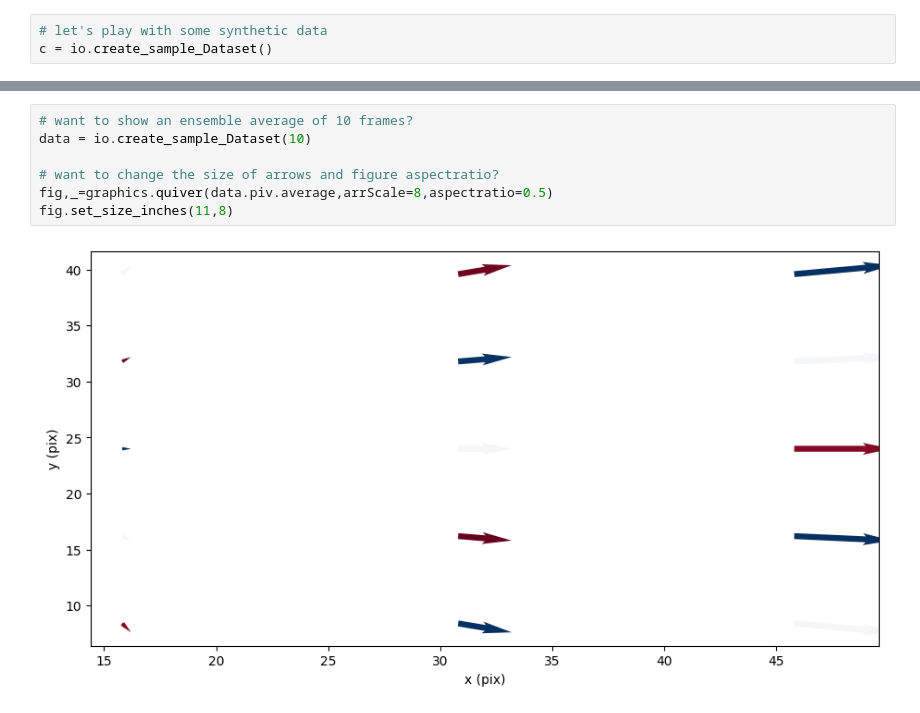
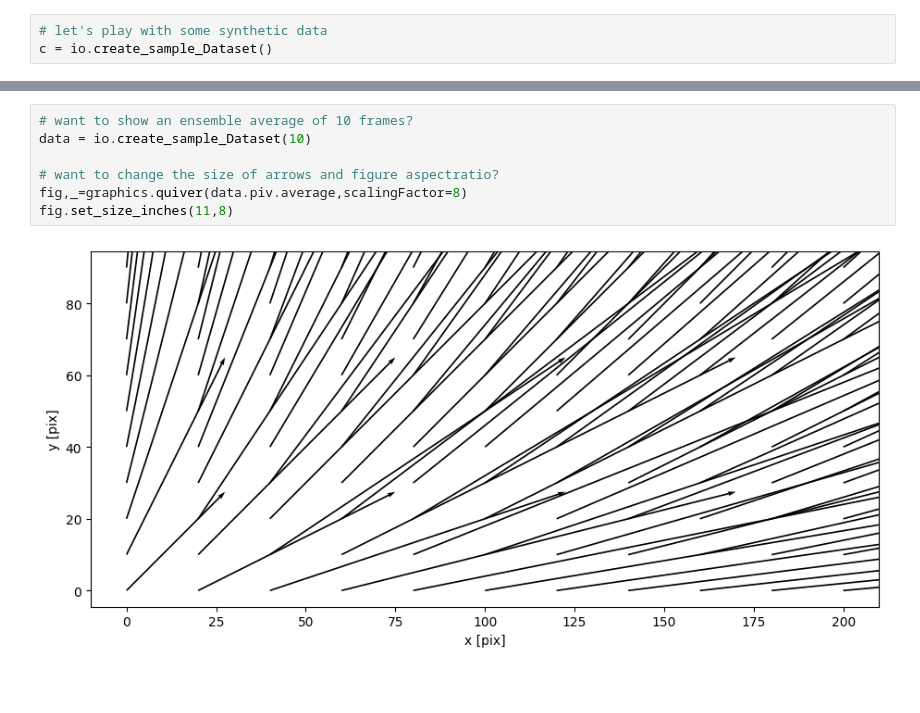
Before and after one commit to alexlib/pivpy, a Jupyter notebook: examples/notebooks/example_methods.ipynb, the cells around one changed output, grey strips where cells are left out. Saved outputs shown, nothing was run; the diff lists cells and outputs as text; blank space fills up the shorter version.

```diff
--- a/examples/notebooks/example_methods.ipynb
+++ b/examples/notebooks/example_methods.ipynb
@@ -86,12 +157,12 @@ Attributes: (2)
 # %%
 # want to show an ensemble average of 10 frames?
 data = io.create_sample_Dataset(10)
 
 # want to change the size of arrows and figure aspectratio?
-fig,_=graphics.quiver(data.piv.average,arrScale=8,aspectratio=0.5)
+fig,_=graphics.quiver(data.piv.average,scalingFactor=8)
 fig.set_size_inches(11,8)
 # %% [output]
-[figure, old version]
+[figure, new version]
 # %%
 data = io.create_sample_field()
 data.piv.strain()
```
Also changed, not shown: parts of 9 cells of this notebook, 19 other files.
